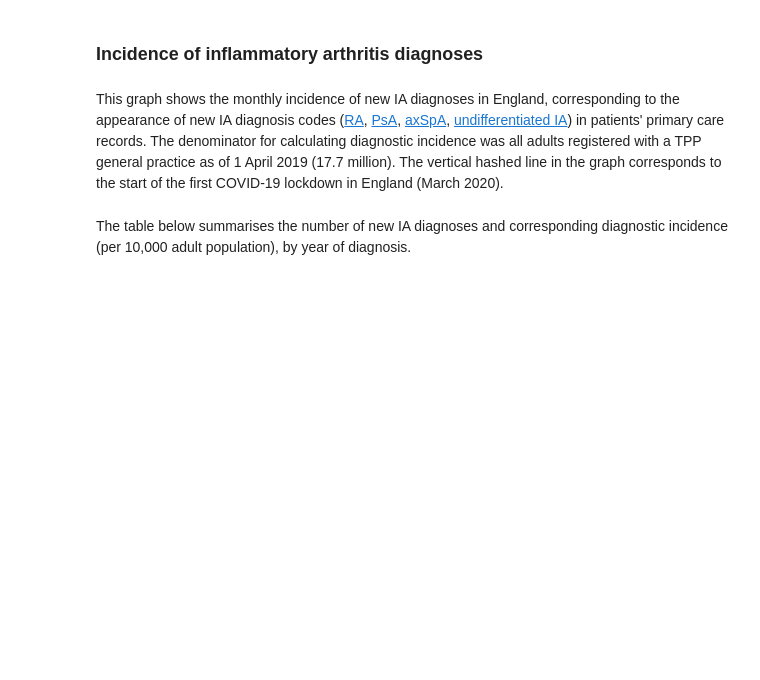
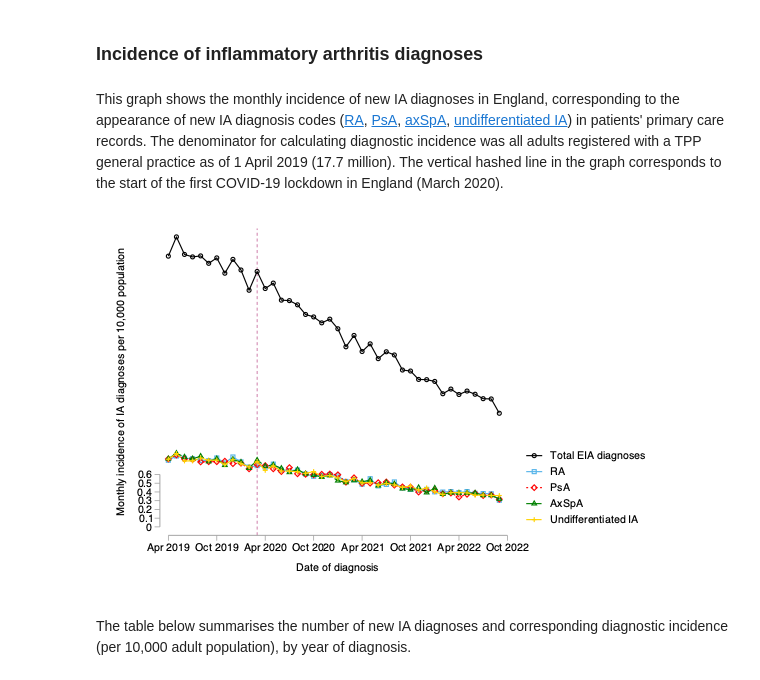
Before and after one commit to markdrussell/OpenSAFELY, a Jupyter notebook: analysis/report.ipynb, the cells around one changed output. Cells and saved outputs as stored; diff of their text form; code cells hidden in the pictures; blank space fills up the shorter version.

Commit message:
fix png display

```diff
--- a/analysis/report.ipynb
+++ b/analysis/report.ipynb
@@ -19,8 +19,9 @@ from IPython.display import HTML, display, Markdown
 # %% [markdown]
 This graph shows the monthly incidence of new IA diagnoses in England, corresponding to the appearance of new IA diagnosis codes ([RA](https://www.opencodelists.org/codelist/user/markdrussell/new-rheumatoid-arthritis/535a8249/), [PsA](https://www.opencodelists.org/codelist/user/markdrussell/psoriatic-arthritis/6c69f57e/), [axSpA](https://www.opencodelists.org/codelist/user/markdrussell/axial-spondyloarthritis/057968b4/), [undifferentiated IA](https://www.opencodelists.org/codelist/user/markdrussell/undiff-eia/459a5829/)) in patients' primary care records. The denominator for calculating diagnostic incidence was all adults registered with a TPP general practice as of 1 April 2019 (17.7 million). The vertical hashed line in the graph corresponds to the start of the first COVID-19 lockdown in England (March 2020).
 # %%
-from IPython.core.display import PNG
-PNG(filename="../output/figures/incidence_twoway_rounded.png")
+Image(filename="../output/figures/incidence_twoway_rounded.png")
+# %% [output]
+[figure, added]
 # %% [markdown]
 The table below summarises the number of new IA diagnoses and corresponding diagnostic incidence (per 10,000 adult population), by year of diagnosis.
 # %%
```
Also changed, not shown: parts of 7 cells of this notebook.
